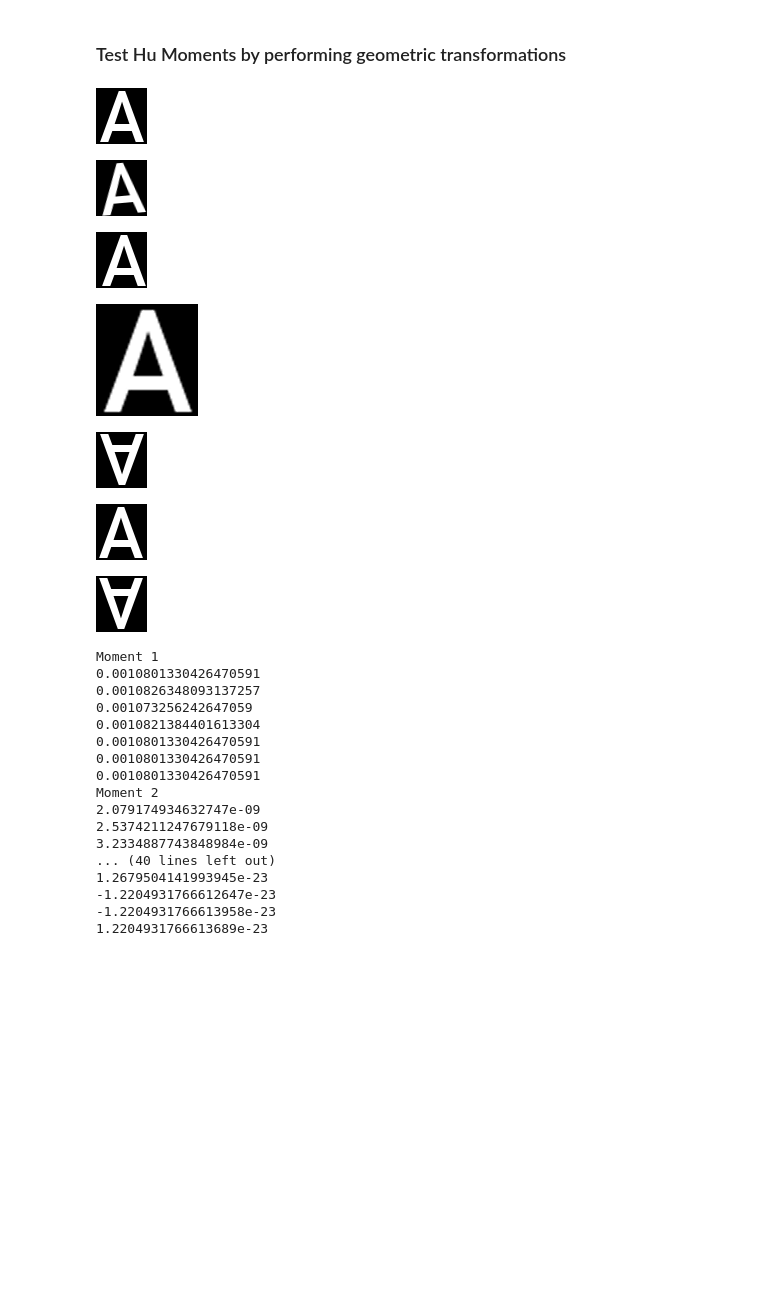
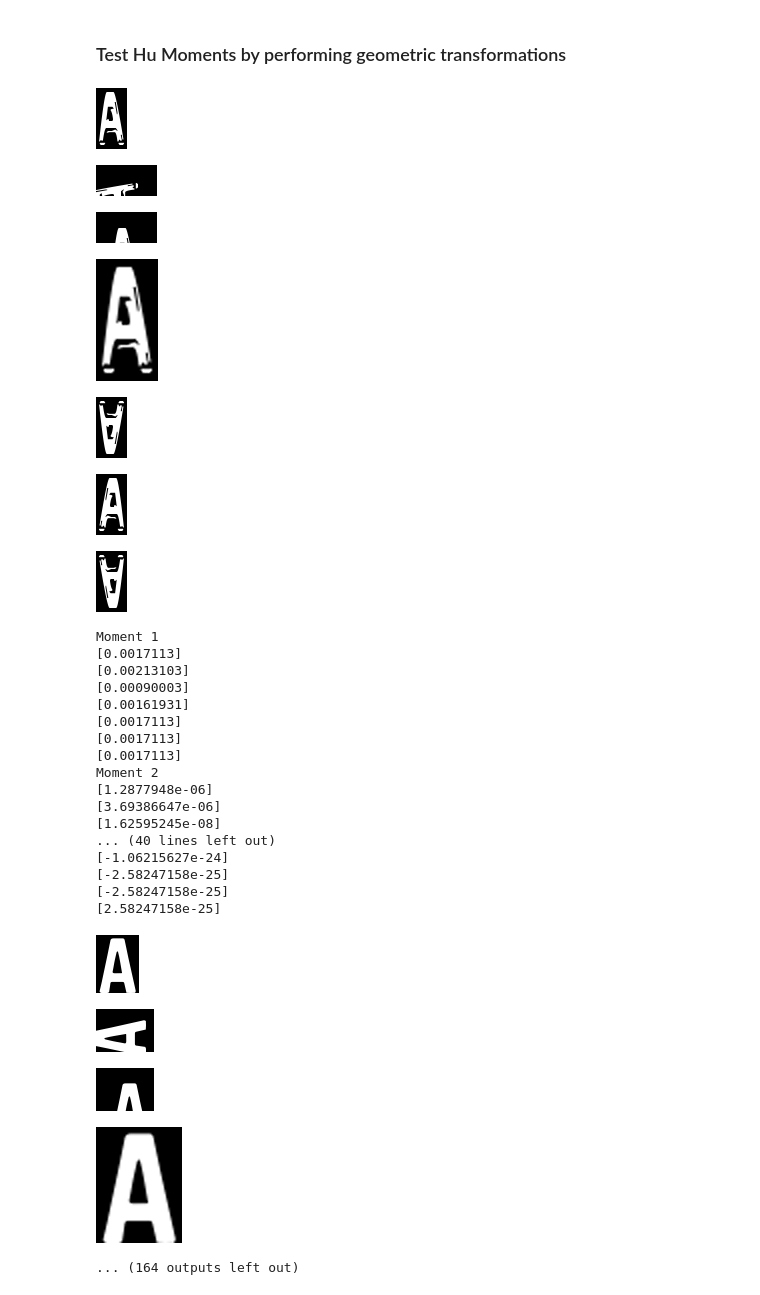
Before and after one commit to diana3300/CoolMyRoom, a Jupyter notebook: P2_week1_shape_and_region_descriptors.ipynb, the cells around one changed output. Cells and saved outputs as stored; diff of their text form; code cells hidden in the pictures; blank space fills up the shorter version.

```diff
--- a/P2_week1_shape_and_region_descriptors.ipynb
+++ b/P2_week1_shape_and_region_descriptors.ipynb
@@ -64,7 +64,7 @@ def load_images_from_folder(folder):
   return images, labels
 # %%
 #Load images from folder
-folder = '/content/drive/MyDrive/Facultate/SVA/Sisteme de Vedere Artificială - proiecte de laborator/P2/resources/train_letters'
+folder = '/content/drive/MyDrive/train_letters'
 
 images, labels = load_images_from_folder(folder)
 # %%
@@ -155,13 +164,13 @@ Further reading: Analysis of Hu's moment invariants on image scaling and rotatio
 def fd_hu_moments(image):
   #step 1 => threshold
   #code here
-
+  ceva, threshold  = cv2.threshold(image,20, 190,cv2.THRESH_BINARY)
   #step2 => moments
   #code here
-
+  moments = cv2.moments(threshold)
   #step 3 => Hu Moments
   #code here
-
+  huMoments = cv2.HuMoments(moments)
   return huMoments
 # %% [markdown]
 ### Test Hu Moments by performing geometric transformations
@@ -177,73 +186,84 @@ for img in images:
 
   #TODO: rotate image (see cv2.getRotationMatrix2D, cv2.warpAffine)
   #code here
+  rotated = cv2.getRotationMatrix2D((cX,cY), 90, 1)
+  rotated = cv2.warpAffine(img,rotated,(h,w))
   cv2_imshow(rotated)
 
   #TODO: translate image (cv2.warpAffine)
   # tx = translatie axa x, ty = translatie axa y
   #      1 0 tx
-  #  M = 0 1 ty
-
+  M = numpy.array([[1,0, 12],[0, 1, 12]], dtype=numpy.float32)
+  translated = cv2.warpAffine(img, M, (h,w))
   cv2_imshow(translated)
 
   #TODO: scale image (cv2.resoze)
   #fx - factor scalare pe axa x, fy = factor scalare pe axa y
   #code here
+  scaled = cv2.resize(img,(2*w, 2*h), interpolation = cv2.INTER_CUBIC)
   cv2_imshow(scaled)
 
   #TODO: flip image (cv2.flip)
   #around x
   #code here
+  flipVertical = cv2.flip(img,0)
   cv2_imshow(flipVertical)
 
   #around y
   #code here
+  flipHorizontal = cv2.flip(img, 1)
   cv2_imshow(flipHorizontal)
 
   #around xy
   #code here
+  flipBoth = cv2.flip(img,-1)
   cv2_imshow(flipBoth)
 
   hu_img = fd_hu_moments(img)
   hu_rot = fd_hu_moments(rotated)
   hu_trans= fd_hu_moments(translated)
   hu_scal = fd_hu_moments(scaled)
   hu_flipV = fd_hu_moments(flipVertical)
   hu_flipH = fd_hu_moments(flipHorizontal)
   hu_flipVH = fd_hu_moments(flipBoth)
 
 
   for i in range(0, 7):
     print("Moment "+str(i+1))
     print(hu_img[i])
     print(hu_rot[i])
     print(hu_trans[i])
     print(hu_scal[i])
     print(hu_flipV[i])
     print(hu_flipH[i])
     print(hu_flipVH[i])
 # %% [output]
-[figure, old version]
+[figure, new version]
-[figure, old version]
+[figure, new version]
-[figure, old version]
+[figure, new version]
-[figure, old version]
+[figure, new version]
-[figure, old version]
+[figure, new version]
-[figure, old version]
+[figure, new version]
-[figure, old version]
+[figure, new version]
 Moment 1
-0.0010801330426470591
-0.0010826348093137257
-0.001073256242647059
-0.0010821384401613304
-0.0010801330426470591
-0.0010801330426470591
-0.0010801330426470591
+[0.0017113]
+[0.00213103]
+[0.00090003]
+[0.00161931]
+[0.0017113]
+[0.0017113]
+[0.0017113]
 Moment 2
-2.079174934632747e-09
-2.5374211247679118e-09
-3.2334887743848984e-09
+[1.2877948e-06]
+[3.69386647e-06]
+[1.62595245e-08]
 ... (40 lines left out)
-1.2679504141993945e-23
--1.2204931766612647e-23
--1.2204931766613958e-23
-1.2204931766613689e-23
+[-1.06215627e-24]
+[-2.58247158e-25]
+[-2.58247158e-25]
+[2.58247158e-25]
+[figure, added]
+[figure, added]
+[figure, added]
+[figure, added]
+... (164 outputs left out)
```
Also changed, not shown: parts of 5 cells of this notebook.
